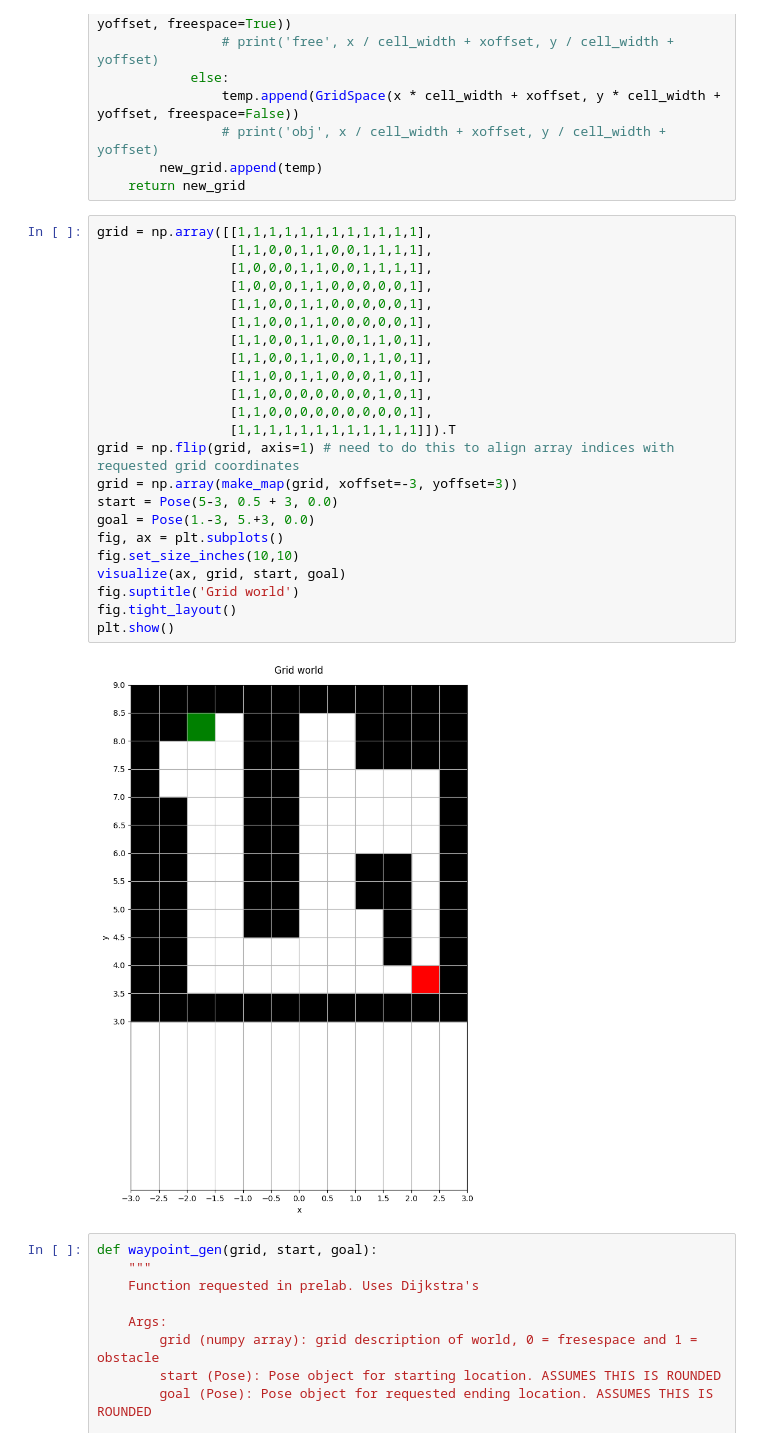
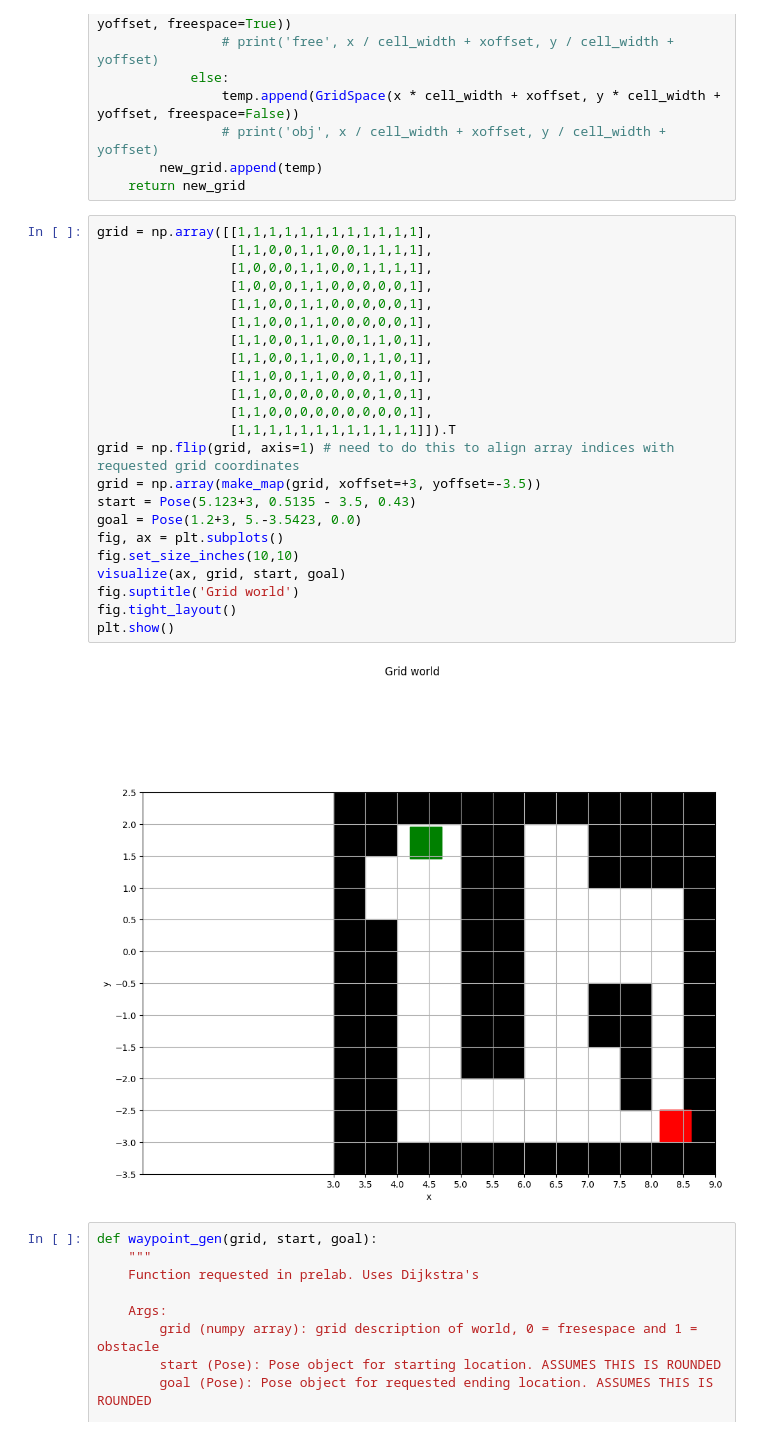
Before and after one commit to njanwani/dstar-scrat, a Jupyter notebook: prelab3.ipynb, the cells around one changed output. Cells and saved outputs as stored; diff of their text form.

```diff
--- a/prelab3.ipynb
+++ b/prelab3.ipynb
@@ -116,28 +116,28 @@ def make_map(grid, xoffset=0, yoffset=0, cell_width=0.5):
 # %%
 grid = np.array([[1,1,1,1,1,1,1,1,1,1,1,1],
                  [1,1,0,0,1,1,0,0,1,1,1,1],
                  [1,0,0,0,1,1,0,0,1,1,1,1],
                  [1,0,0,0,1,1,0,0,0,0,0,1],
                  [1,1,0,0,1,1,0,0,0,0,0,1],
                  [1,1,0,0,1,1,0,0,0,0,0,1],
                  [1,1,0,0,1,1,0,0,1,1,0,1],
                  [1,1,0,0,1,1,0,0,1,1,0,1],
                  [1,1,0,0,1,1,0,0,0,1,0,1],
                  [1,1,0,0,0,0,0,0,0,1,0,1],
                  [1,1,0,0,0,0,0,0,0,0,0,1],
                  [1,1,1,1,1,1,1,1,1,1,1,1]]).T
 grid = np.flip(grid, axis=1) # need to do this to align array indices with requested grid coordinates
-grid = np.array(make_map(grid, xoffset=-3, yoffset=3))
-start = Pose(5-3, 0.5 + 3, 0.0)
-goal = Pose(1.-3, 5.+3, 0.0)
+grid = np.array(make_map(grid, xoffset=+3, yoffset=-3.5))
+start = Pose(5.123+3, 0.5135 - 3.5, 0.43)
+goal = Pose(1.2+3, 5.-3.5423, 0.0)
 fig, ax = plt.subplots()
 fig.set_size_inches(10,10)
 visualize(ax, grid, start, goal)
 fig.suptitle('Grid world')
 fig.tight_layout()
 plt.show()
 # %% [output]
-[figure, old version]
+[figure, new version]
 # %%
 def waypoint_gen(grid, start, goal):
     """
```
Also changed, not shown: parts of 1 cell of this notebook.
